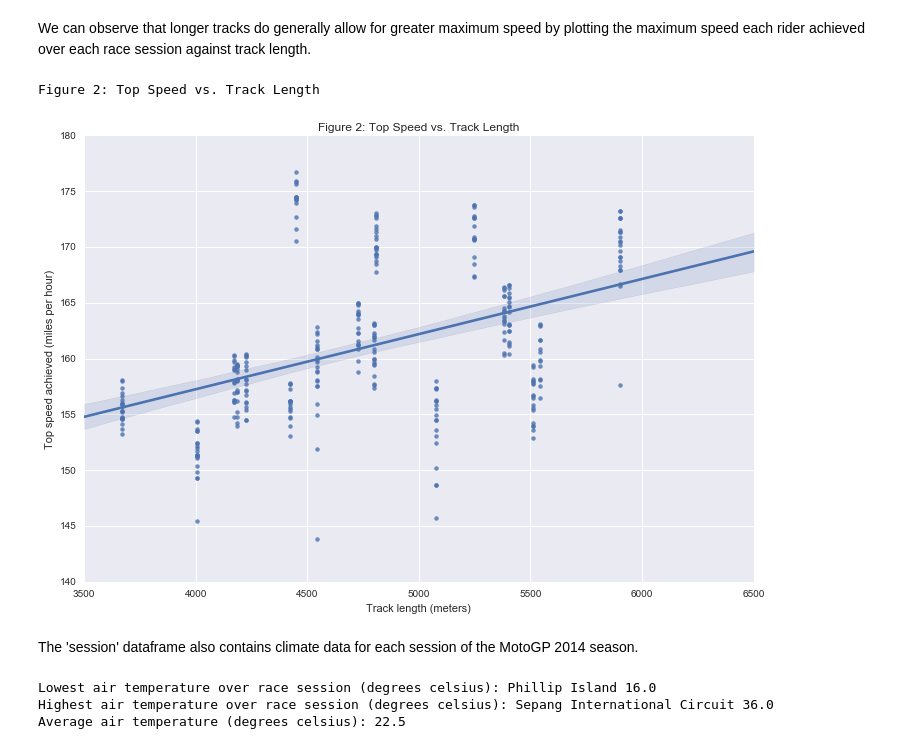
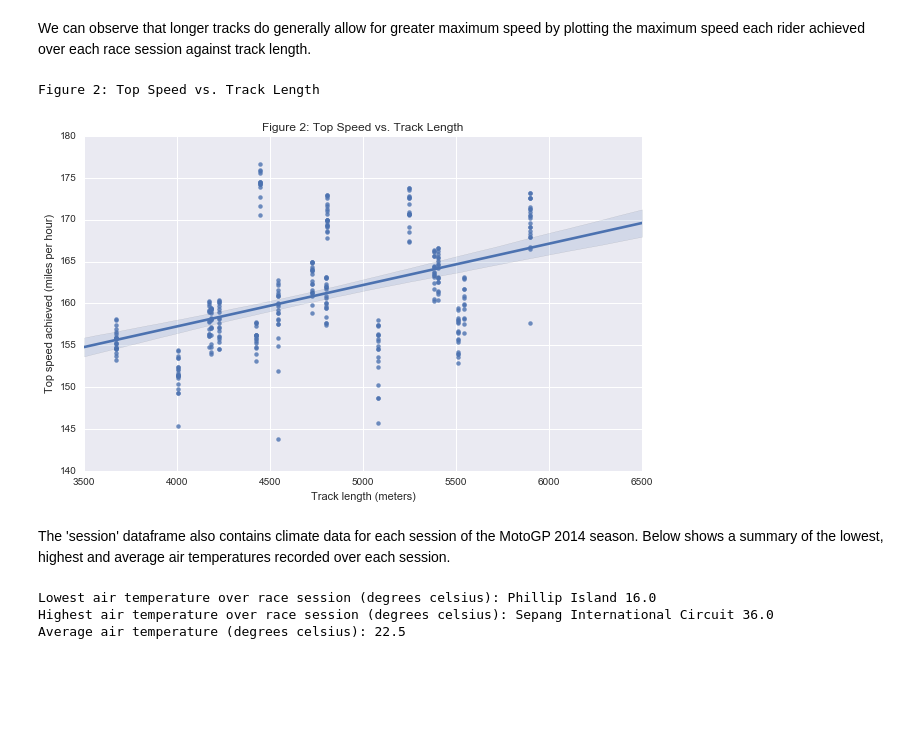
Before and after one commit to buswedg/Udacity, a Jupyter notebook: Machine Learning Engineer Nanodegree/P5 Capstone Project/ND_Project5.ipynb, the cells around one changed output. Cells and saved outputs as stored; diff of their text form; code cells hidden in the pictures; blank space fills up the shorter version.

```diff
--- a/Machine Learning Engineer Nanodegree/P5 Capstone Project/ND_Project5.ipynb
+++ b/Machine Learning Engineer Nanodegree/P5 Capstone Project/ND_Project5.ipynb
@@ -291,26 +309,26 @@ We can observe that longer tracks do generally allow for greater maximum speed b
 # %%
 #!pip install seaborn
 import matplotlib.pyplot as plt
 import seaborn as sns
 %matplotlib inline
 
 dict_sessionidtracklength = df_session2014motogp.set_index("sessionId")["sessionTracklength"].to_dict()
 df_temp = df_rresult2014motogp[["sessionId", "rresultTopspeed"]].replace({"sessionId": dict_sessionidtracklength})
 df_temp.columns = ["sessionTracklength", "rresultTopspeed"]
 
-fig, ax = plt.subplots(figsize=(12, 8))
+fig, ax = plt.subplots(figsize=(10, 6))
 sns.regplot(x="sessionTracklength", y="rresultTopspeed", data=df_temp)
 ax.set_title("Figure 2: Top Speed vs. Track Length")
 ax.set_ylabel("Top speed achieved (miles per hour)")
 ax.set_xlabel("Track length (meters)")
 
 print("Figure 2: Top Speed vs. Track Length")
 plt.show()
 # %% [output]
 Figure 2: Top Speed vs. Track Length
-[figure, old version]
+[figure, new version]
 # %% [markdown]
-The 'session' dataframe also contains climate data for each session of the MotoGP 2014 season.
+The 'session' dataframe also contains climate data for each session of the MotoGP 2014 season. Below shows a summary of the lowest, highest and average air temperatures recorded over each session.
 # %%
 df_session2014motogprace = df_session2014motogp[df_session2014motogp["sessionSession"] == "RAC"]
 
```
Also changed, not shown: parts of 73 cells of this notebook, 19 other files.
